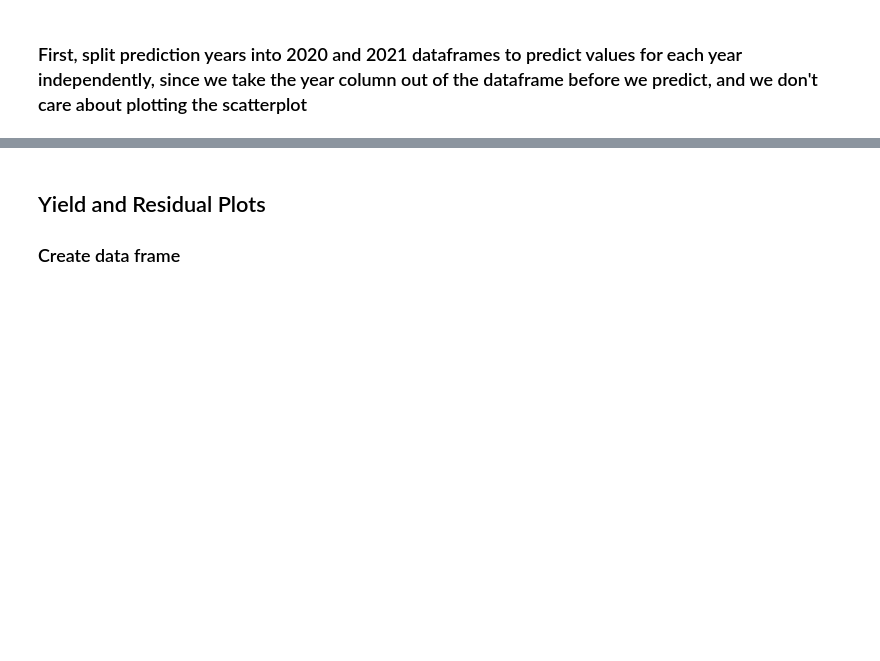
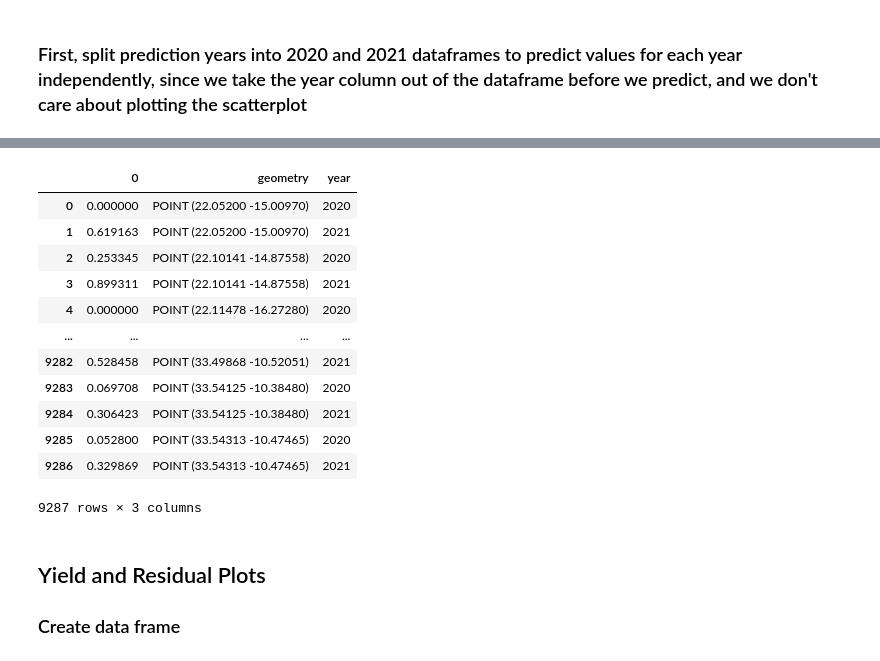
Before and after one commit to mosaiks-capstone/Modeling, a Jupyter notebook: crop_modeling_wide_predict20-21.ipynb, the cells around one changed output, grey strips where cells are left out. Saved outputs shown, nothing was run; the diff lists cells and outputs as text; code cells hidden in the pictures; blank space fills up the shorter version.

Commit message:
produced crop preds for 20/21 in 1 df

```diff
--- a/crop_modeling_wide_predict20-21.ipynb
+++ b/crop_modeling_wide_predict20-21.ipynb
@@ -771,6 +1019,6 @@ x_20_21
 # %%
-y_pred_20_21 = np.maximum(ridge_cv_random.predict(x_20_21), 0)
+pred_20_21 = np.maximum(ridge_cv_random.predict(x_20_21), 0)
 
 #len(y_pred_20_21) # length of the array y_pred_20_21 is the same as the number of rows in the feature data fed into the model
 
-y_pred_20_21
+pred_20_21
@@ -776,0 +1042,2 @@ y_pred_20_21
+# %%
+pred_20_21_gdf = geopandas.GeoDataFrame(pred_20_21)
@@ -777,3 +1060,23 @@ y_pred_20_21
+# %%
+pred_20_21_gdf_copy = pred_20_21_gdf.copy()
+pred_20_21_gdf_copy['geometry'] = points.geometry
+pred_20_21_gdf_copy['year'] = year
+# check that the geometries were properly rejoined
+pred_20_21_gdf_copy
+# %% [output]
+|  | 0 | geometry | year |
+| 0 | 0.000000 | POINT (22.05200 -15.00970) | 2020 |
+| 1 | 0.619163 | POINT (22.05200 -15.00970) | 2021 |
+| 2 | 0.253345 | POINT (22.10141 -14.87558) | 2020 |
+| 3 | 0.899311 | POINT (22.10141 -14.87558) | 2021 |
+| 4 | 0.000000 | POINT (22.11478 -16.27280) | 2020 |
+| ... | ... | ... | ... |
+| 9282 | 0.528458 | POINT (33.49868 -10.52051) | 2021 |
+| 9283 | 0.069708 | POINT (33.54125 -10.38480) | 2020 |
+| 9284 | 0.306423 | POINT (33.54125 -10.38480) | 2021 |
+| 9285 | 0.052800 | POINT (33.54313 -10.47465) | 2020 |
+| 9286 | 0.329869 | POINT (33.54313 -10.47465) | 2021 |
+9287 rows × 3 columns
 # %% [markdown]
 ## Yield and Residual Plots
 ### Create data frame
```
Also changed, not shown: parts of 50 cells of this notebook.
